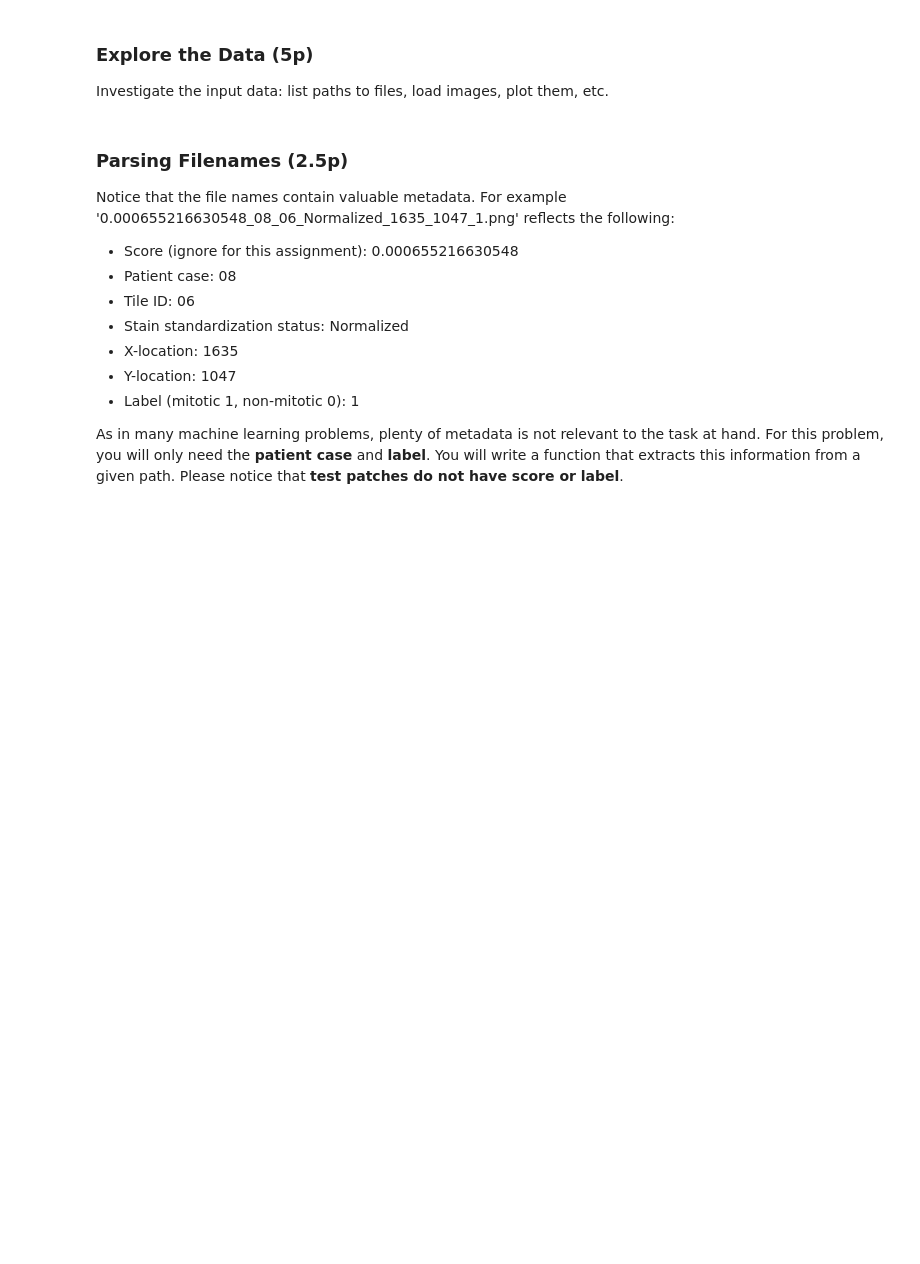
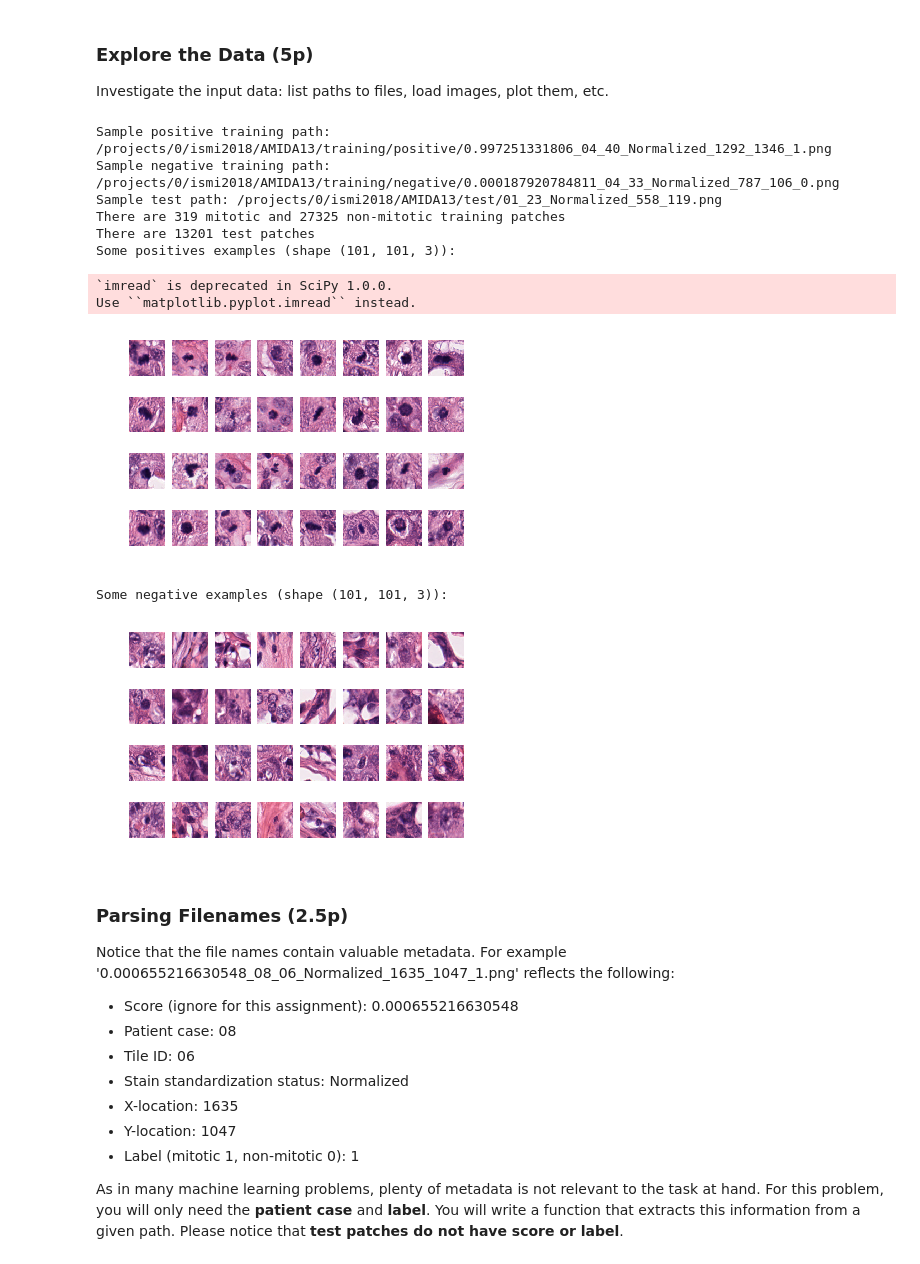
Before and after one commit to jeffluppes/ISMI2018, a Jupyter notebook: Week 8/assignment_8.ipynb, the cells around one changed output. Drawn from its saved outputs; the diff is of its cells as text; code cells hidden in the pictures; blank space fills up the shorter version.

```diff
--- a/Week 8/assignment_8.ipynb
+++ b/Week 8/assignment_8.ipynb
@@ -165,34 +167,46 @@ def load_image(input_path, range_min=0, range_max=1):
     # Read image data (x, y, c) [0, 255]
     image = imread(input_path)
 
     # Convert image to the correct range
-    image = None
+    image = image/255
 
     return image
 
 # Define a function to plot a batch or list of image patches in a grid
 def plot_image(images, images_per_row=8):
 
     fig, axs = plt.subplots(int(np.ceil(len(images)/images_per_row)), images_per_row)
 
     c = 0
     for ax_row in axs:
         for ax in ax_row:
             if c < len(images):
                 ax.imshow(images[c])
             ax.axis('off')
             c += 1
     plt.show()
 
 # Read a few example images and plot them
 images_positive = [load_image(path) for path in training_positives_paths[:32]]
 images_negative = [load_image(path) for path in training_negatives_paths[:32]]
 
 print('Some positives examples (shape {shape}):'.format(shape=images_positive[0].shape))
 plot_image(images_positive, images_per_row=8)
 
 print('Some negative examples (shape {shape}):'.format(shape=images_negative[0].shape))
 plot_image(images_negative, images_per_row=8)
+# %% [output]
+Sample positive training path: /projects/0/ismi2018/AMIDA13/training/positive/0.997251331806_04_40_Normalized_1292_1346_1.png
+Sample negative training path: /projects/0/ismi2018/AMIDA13/training/negative/0.000187920784811_04_33_Normalized_787_106_0.png
+Sample test path: /projects/0/ismi2018/AMIDA13/test/01_23_Normalized_558_119.png
+There are 319 mitotic and 27325 non-mitotic training patches
+There are 13201 test patches
+Some positives examples (shape (101, 101, 3)):
+`imread` is deprecated in SciPy 1.0.0.
+Use ``matplotlib.pyplot.imread`` instead.
+[figure, added]
+Some negative examples (shape (101, 101, 3)):
+[figure, added]
 # %% [markdown]
 ### Parsing Filenames (2.5p)
 
```
Also changed, not shown: parts of 12 cells of this notebook.
